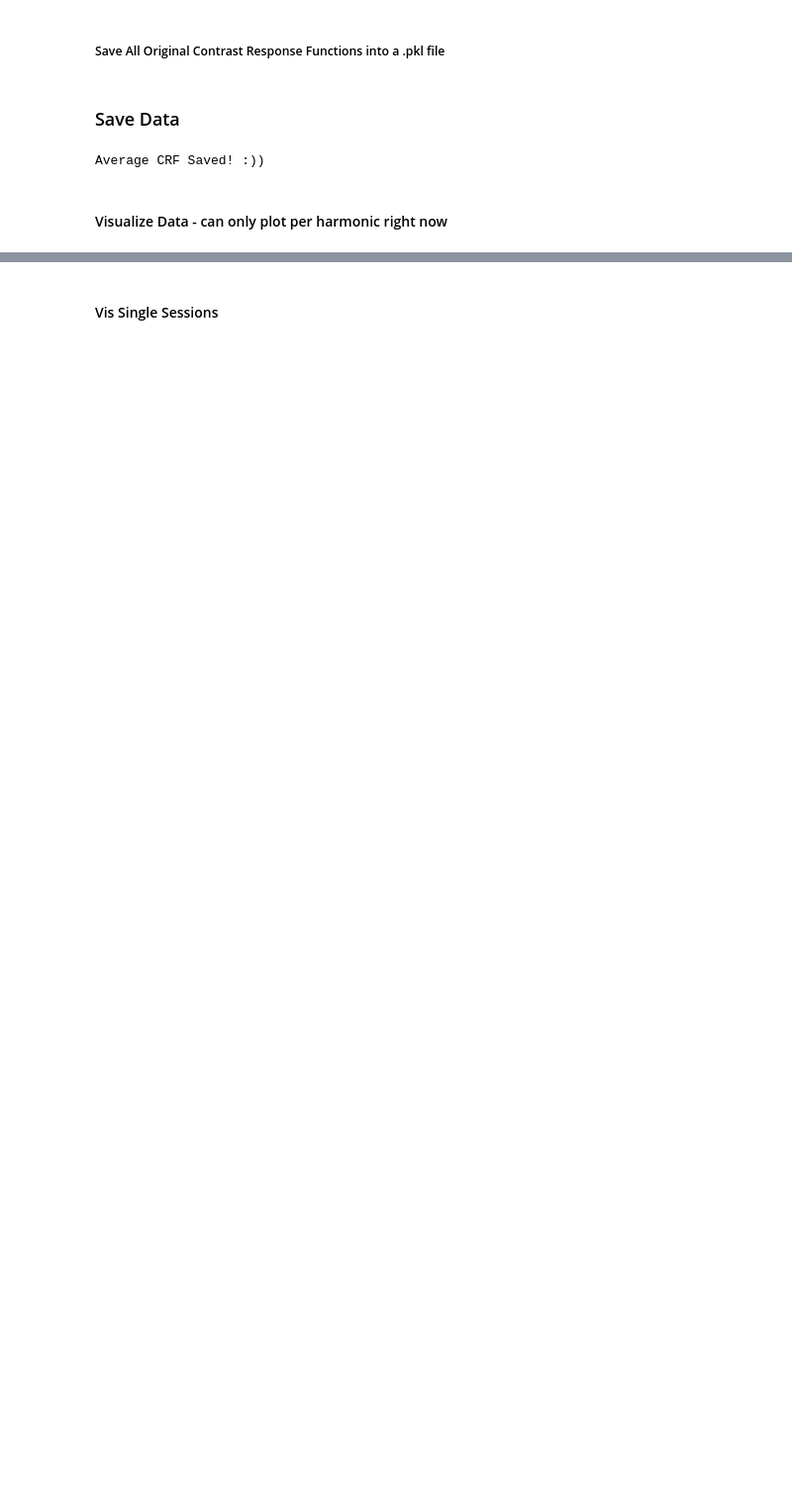
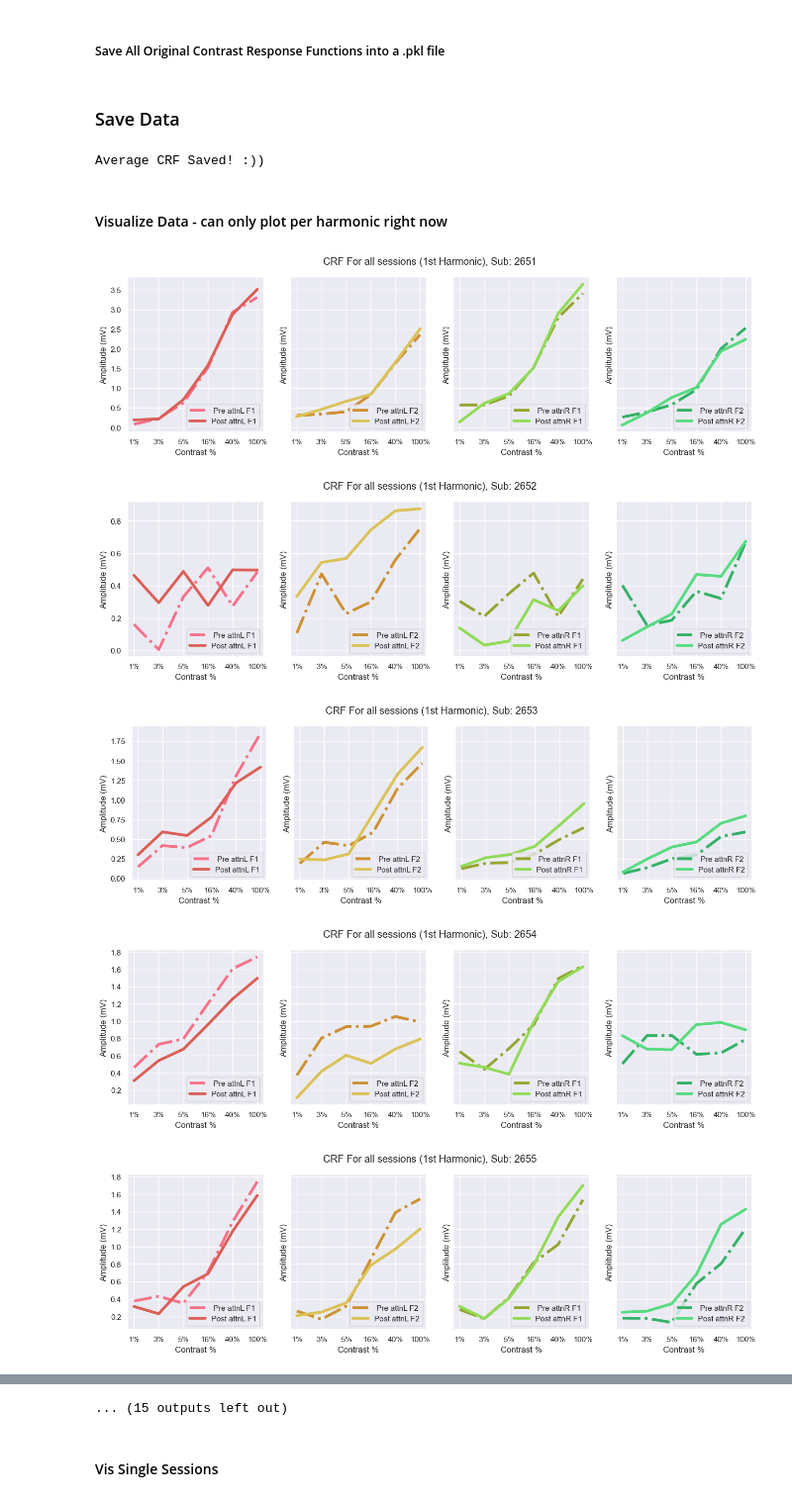
Before and after one commit to PatriciaNL/LTP_analysis, a Jupyter notebook: PythonScripts/ProcessingPipeline/S2_GetCRFs_n_Visulals.ipynb, the cells around one changed output, grey strips where cells are left out. Shown at 99% size. Cells and saved outputs as stored; diff of their text form; code cells hidden in the pictures; blank space fills up the shorter version.

```diff
--- a/PythonScripts/ProcessingPipeline/S2_GetCRFs_n_Visulals.ipynb
+++ b/PythonScripts/ProcessingPipeline/S2_GetCRFs_n_Visulals.ipynb
@@ -240,18 +264,27 @@ Average CRF Saved! :))
 # %%
 sns.set_theme()
 dpi = 150 # img res
-for sub_ind in range(1):# NumSubs
+
+HarmInd = NumBins*2
+
+for sub_ind in range(NumSubs):# NumSubs
     fig, axs = plt.subplots(1,4,figsize = (16,4), sharey = True )
     for c in range(NumConds):
         ImgName = (f'Sub_{SubName[sub_ind]}_data2F_.png')
-        axs[c].plot(avgCRF[c][sub_ind][:6,0], label = f' Pre {dk_labs[c]}', color = x[c], linewidth = 4, linestyle = '-.')
-        axs[c].plot(avgCRF[c][sub_ind][:6,1], label = f'Post {dk_labs[c]}', color = y[c], linewidth = 4)
+        axs[c].plot(avgCRF[c][sub_ind][0+HarmInd:6+HarmInd,0], label = f' Pre {dk_labs[c]}', color = x[c], linewidth = 4, linestyle = '-.')
+        axs[c].plot(avgCRF[c][sub_ind][0+HarmInd:6+HarmInd,1], label = f'Post {dk_labs[c]}', color = y[c], linewidth = 4)
         axs[c].set_xlabel('Contrast %')
         axs[c].set_ylabel('Amplitude (mV)')
         axs[c].legend(loc = 'lower right')
         axs[c].set_xticks(range(len(contrast_levels_labs)))
         axs[c].set_xticklabels(contrast_levels_labs)
         plt.suptitle(f'CRF For all sessions (1st Harmonic), Sub: {SubName[sub_ind]}')
         #ImgPath = os.path.join(newPath, ImgName)
         #plt.savefig(ImgPath, dpi = dpi)
     plt.show()
+# %% [output]
+[figure, added]
+[figure, added]
+[figure, added]
+[figure, added]
+[figure, added]
@@ -258,3 +298,4 @@ for sub_ind in range(1):# NumSubs
+... (15 outputs left out)
 # %% [markdown]
 #### Vis Single Sessions
 # %%
```
Also changed, not shown: parts of 10 cells of this notebook, 1 other file.
